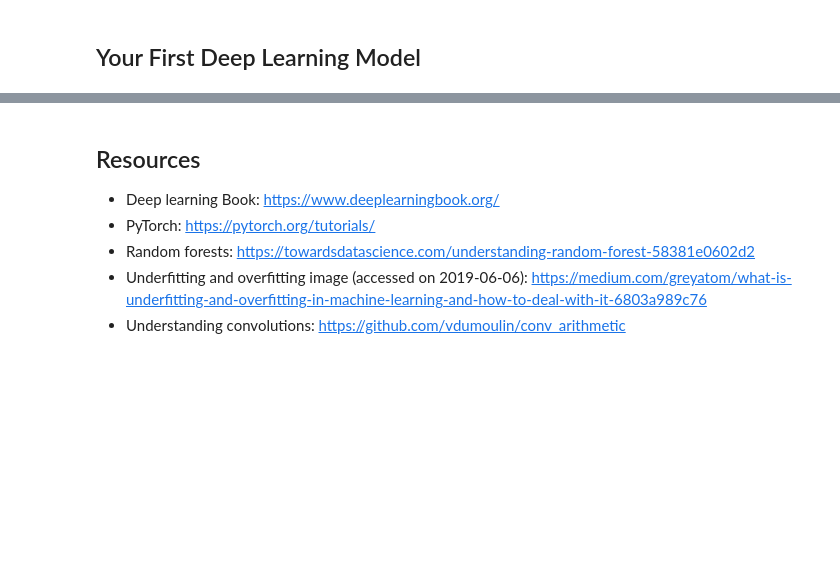
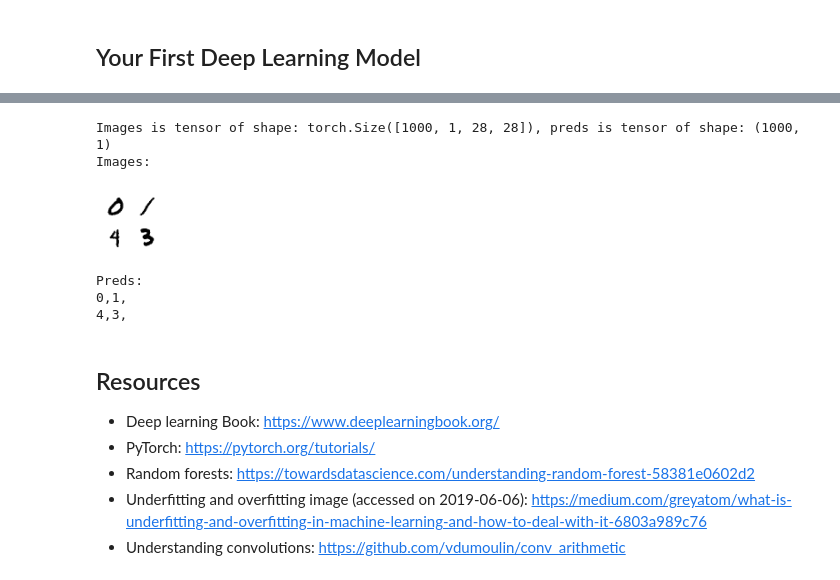
Before and after one commit to jonathanfrawley/data_analysis_and_machine_learning_course, a Jupyter notebook: slides/slides_03.ipynb, the cells around one changed output, grey strips where cells are left out. Cells and saved outputs as stored; diff of their text form; code cells hidden in the pictures; blank space fills up the shorter version.

```diff
--- a/slides/slides_03.ipynb
+++ b/slides/slides_03.ipynb
@@ -283,18 +295,25 @@ with torch.no_grad():
 # %%
 print(f'Images is tensor of shape: {images.shape}, preds is tensor of shape: {preds.shape}')
-figure = plt.figure()
-num_of_images = 64
+figure = plt.figure(figsize=(1, 1))
+num_of_images = 4
 for index in range(num_of_images):
-    plt.subplot(8, 8, index+1)
+    plt.subplot(2, 2, index+1)
     plt.axis('off')
     plt.imshow(images[index].numpy().squeeze(), cmap='gray_r')
 print("Images:")
 plt.show()
 print("Preds:")
-for i in range(8):
-    for j in range(8):
-        print(preds[i*8+j].item(), end=',')
+for i in range(2):
+    for j in range(2):
+        print(preds[i*2+j].item(), end=',')
     print()
+# %% [output]
+Images is tensor of shape: torch.Size([1000, 1, 28, 28]), preds is tensor of shape: (1000, 1)
+Images:
+[figure, added]
+Preds:
+0,1,
+4,3,
 # %% [markdown]
 ## Resources
  - Deep learning Book: https://www.deeplearningbook.org/
```
Also changed, not shown: parts of 6 cells of this notebook, 3 other files.
